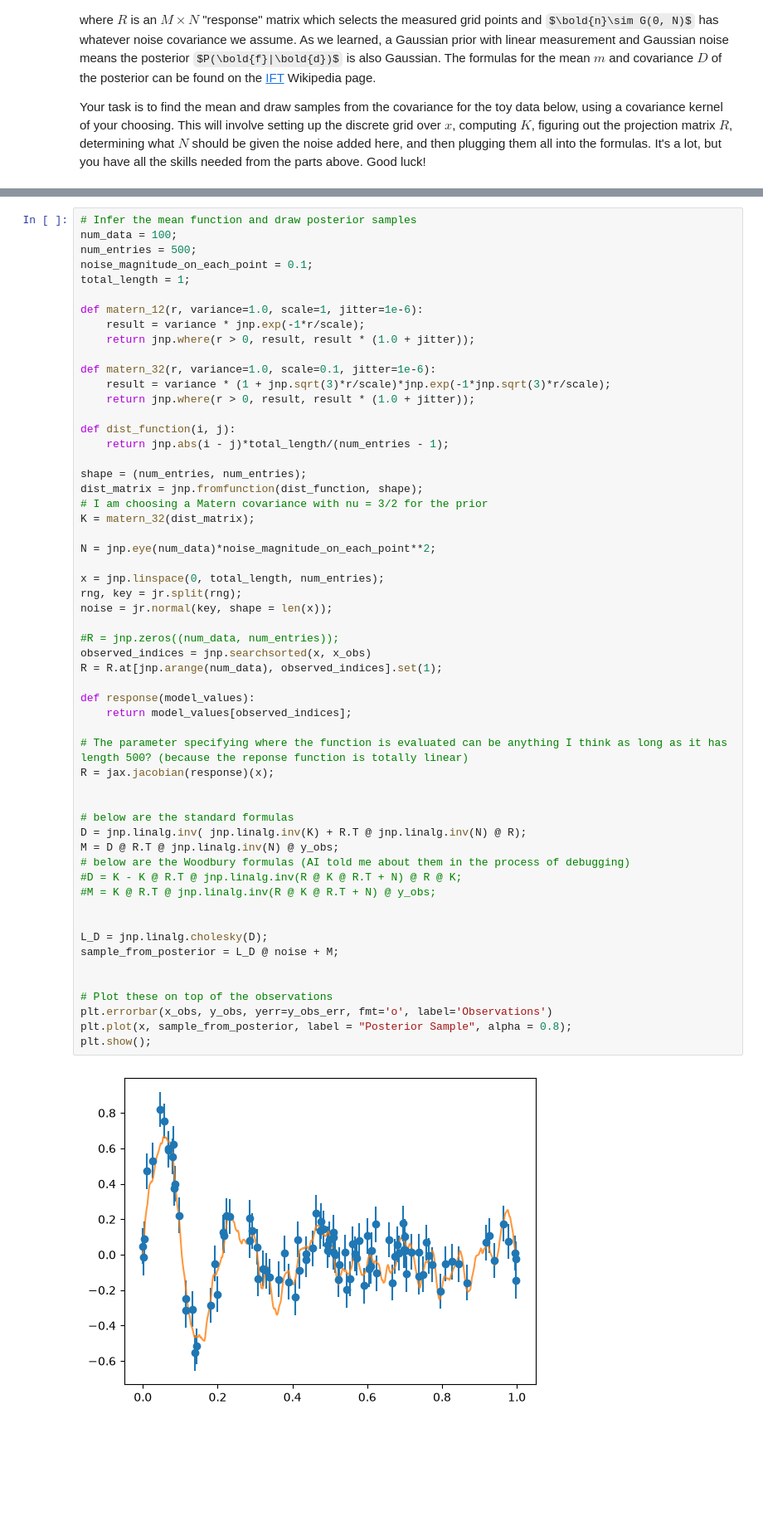
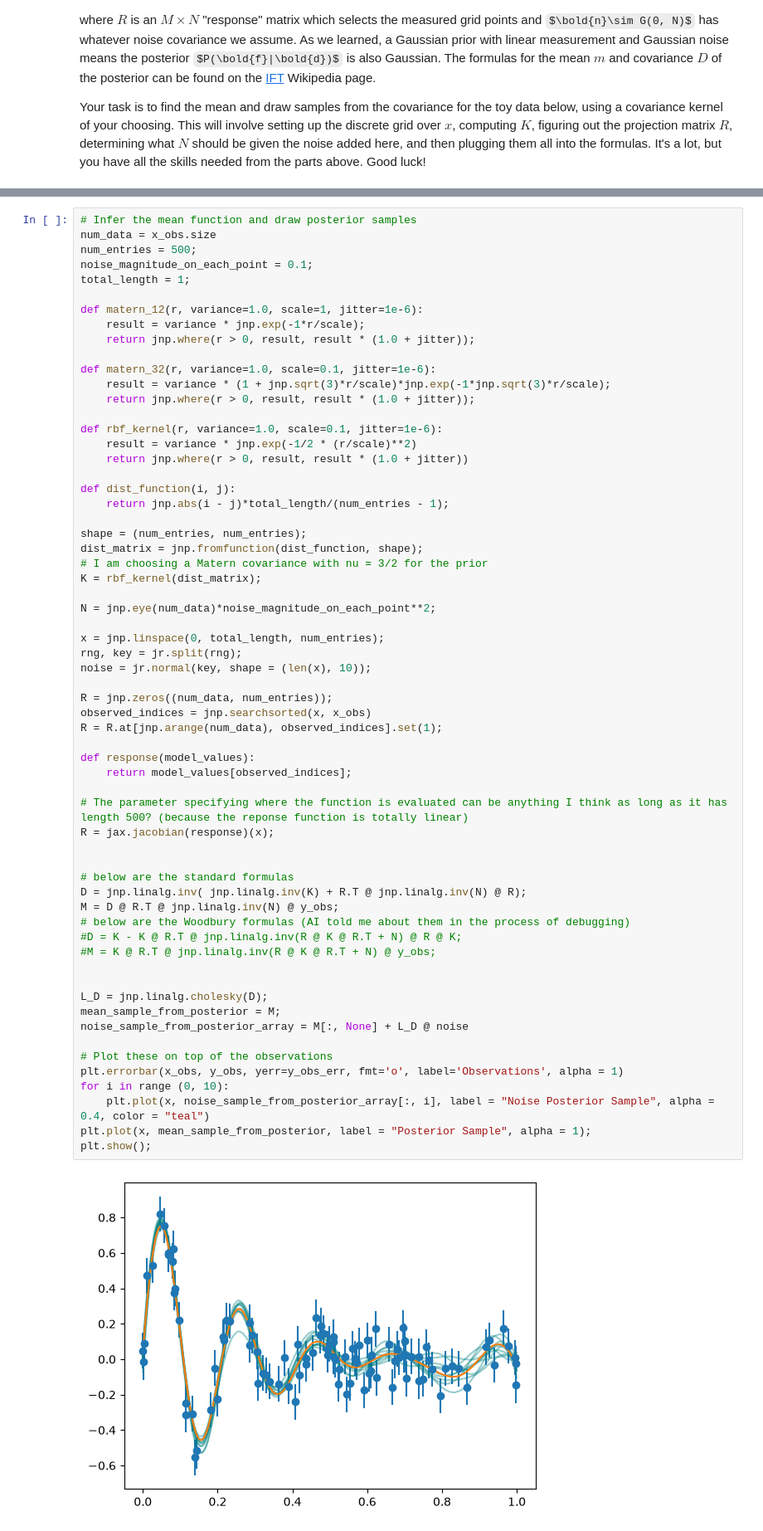
Before and after one commit to dtfrake/hmc-dust, a Jupyter notebook: dylan_gp.ipynb, the cells around one changed output, grey strips where cells are left out. Shown at 83% size. Drawn from its saved outputs; the diff is of its cells as text; some formulas as TeX source; blank space fills up the shorter version.

```diff
--- a/dylan_gp.ipynb
+++ b/dylan_gp.ipynb
@@ -175,7 +166,7 @@ plt.show()
 [figure]
 # %%
 # Infer the mean function and draw posterior samples
-num_data = 100;
+num_data = x_obs.size
 num_entries = 500;
 noise_magnitude_on_each_point = 0.1;
 total_length = 1;
@@ -188,49 +179,55 @@ def matern_32(r, variance=1.0, scale=0.1, jitter=1e-6):
     result = variance * (1 + jnp.sqrt(3)*r/scale)*jnp.exp(-1*jnp.sqrt(3)*r/scale);
     return jnp.where(r > 0, result, result * (1.0 + jitter));
 
+def rbf_kernel(r, variance=1.0, scale=0.1, jitter=1e-6):
+    result = variance * jnp.exp(-1/2 * (r/scale)**2)
+    return jnp.where(r > 0, result, result * (1.0 + jitter))
+
 def dist_function(i, j):
     return jnp.abs(i - j)*total_length/(num_entries - 1);
 
 shape = (num_entries, num_entries);
 dist_matrix = jnp.fromfunction(dist_function, shape);
 # I am choosing a Matern covariance with nu = 3/2 for the prior
-K = matern_32(dist_matrix);
+K = rbf_kernel(dist_matrix);
 
 N = jnp.eye(num_data)*noise_magnitude_on_each_point**2;
 
 x = jnp.linspace(0, total_length, num_entries);
 rng, key = jr.split(rng);
-noise = jr.normal(key, shape = len(x));
+noise = jr.normal(key, shape = (len(x), 10));
 
-#R = jnp.zeros((num_data, num_entries));
+R = jnp.zeros((num_data, num_entries));
 observed_indices = jnp.searchsorted(x, x_obs)
 R = R.at[jnp.arange(num_data), observed_indices].set(1);
 
 def response(model_values):
     return model_values[observed_indices];
 
 # The parameter specifying where the function is evaluated can be anything I think as long as it has length 500? (because the reponse function is totally linear)
 R = jax.jacobian(response)(x);
 
 
 # below are the standard formulas
 D = jnp.linalg.inv( jnp.linalg.inv(K) + R.T @ jnp.linalg.inv(N) @ R);
 M = D @ R.T @ jnp.linalg.inv(N) @ y_obs;
 # below are the Woodbury formulas (AI told me about them in the process of debugging)
 #D = K - K @ R.T @ jnp.linalg.inv(R @ K @ R.T + N) @ R @ K;
 #M = K @ R.T @ jnp.linalg.inv(R @ K @ R.T + N) @ y_obs;
 
 
 L_D = jnp.linalg.cholesky(D);
-sample_from_posterior = L_D @ noise + M;
-
+mean_sample_from_posterior = M;
+noise_sample_from_posterior_array = M[:, None] + L_D @ noise
 
 # Plot these on top of the observations
-plt.errorbar(x_obs, y_obs, yerr=y_obs_err, fmt='o', label='Observations')
-plt.plot(x, sample_from_posterior, label = "Posterior Sample", alpha = 0.8);
+plt.errorbar(x_obs, y_obs, yerr=y_obs_err, fmt='o', label='Observations', alpha = 1)
+for i in range (0, 10):
+    plt.plot(x, noise_sample_from_posterior_array[:, i], label = "Noise Posterior Sample", alpha = 0.4, color = "teal")
+plt.plot(x, mean_sample_from_posterior, label = "Posterior Sample", alpha = 1);
 plt.show();
 # %% [output]
-[figure, old version]
+[figure, new version]
 # %% [markdown]
 ### Bonus problems
 
```
Also changed, not shown: parts of 6 cells of this notebook, 7 other files.
